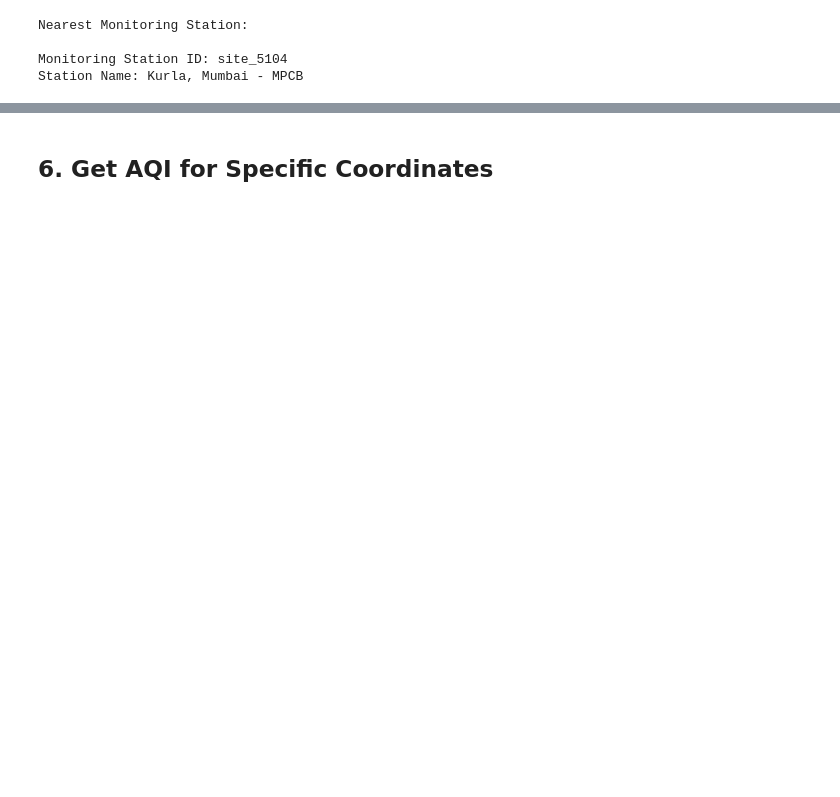
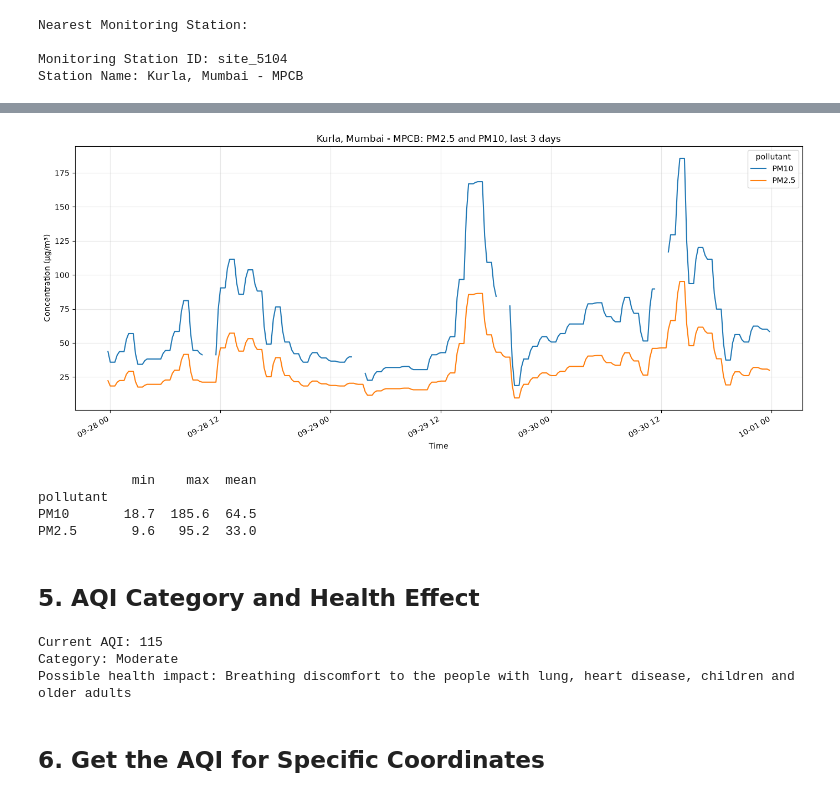
Before and after one commit to saketlab/vayuayan, a Jupyter notebook: docs/notebooks/03_live_monitoring.ipynb, the cells around one changed output, grey strips where cells are left out. Cells and saved outputs as stored; diff of their text form; code cells hidden in the pictures; blank space fills up the shorter version.

```diff
--- a/docs/notebooks/03_live_monitoring.ipynb
+++ b/docs/notebooks/03_live_monitoring.ipynb
@@ -196,5 +69,57 @@ Recommendation: Air quality is acceptable.
+# %%
+import matplotlib.pyplot as plt
+import pandas as pd
+
+from vayuayan import CPCBHistorical
+
+# Download this year's 15-minute raw data for the station found above
+history = CPCBHistorical()
+raw = history.download_raw_aqi_data_station_level(station_id, "2026", "", tidy=True)
+
+# Keep PM2.5 and PM10, and the last 3 days that CPCB has published
+pm = raw[raw["pollutant"].isin(["PM2.5", "PM10"])]
+window_start = raw["timestamp"].max() - pd.Timedelta(days=3)
+recent = pm[pm["timestamp"] >= window_start]
+
+if recent.empty:
+    print("No recent 15-minute data for this station.")
+else:
+    series = recent.pivot(index="timestamp", columns="pollutant", values="value")
+    ax = series.plot(figsize=(14, 6))
+    ax.set_title(f"{station_name}: PM2.5 and PM10, last 3 days")
+    ax.set_xlabel("Time")
+    ax.set_ylabel("Concentration (µg/m³)")
+    ax.grid(True, alpha=0.3)
+    plt.tight_layout()
+    plt.show()
+
+    # The min, max and mean of each pollutant over the window
+    print(recent.groupby("pollutant")["value"].agg(["min", "max", "mean"]).round(1))
+# %% [output]
+[figure, added]
+            min    max  mean
+pollutant
+PM10       18.7  185.6  64.5
+PM2.5       9.6   95.2  33.0
+# %% [markdown]
+## 5. AQI Category and Health Effect
+# %%
+# The AQI category and CPCB's possible health impact of the current AQI
+aqi_value = (aqi_data.get("aqi") or aqi_data.get("airQualityIndex") or {}).get("value")
+
+if aqi_value is None:
+    print("The current AQI is not available.")
+else:
+    aqi_value = float(aqi_value)
+    print(f"Current AQI: {aqi_value:.0f}")
+    print(f"Category: {get_aqi_category(aqi_value)}")
+    print(f"Possible health impact: {health_impact(aqi_value)}")
+# %% [output]
+Current AQI: 115
+Category: Moderate
+Possible health impact: Breathing discomfort to the people with lung, heart disease, children and older adults
 # %% [markdown]
-## 6. Get AQI for Specific Coordinates
+## 6. Get the AQI for Specific Coordinates
 # %%
 # Example: Get AQI for Mumbai coordinates
 mumbai_lat = 19.0760
```
Also changed, not shown: parts of 12 cells of this notebook, 54 other files.
